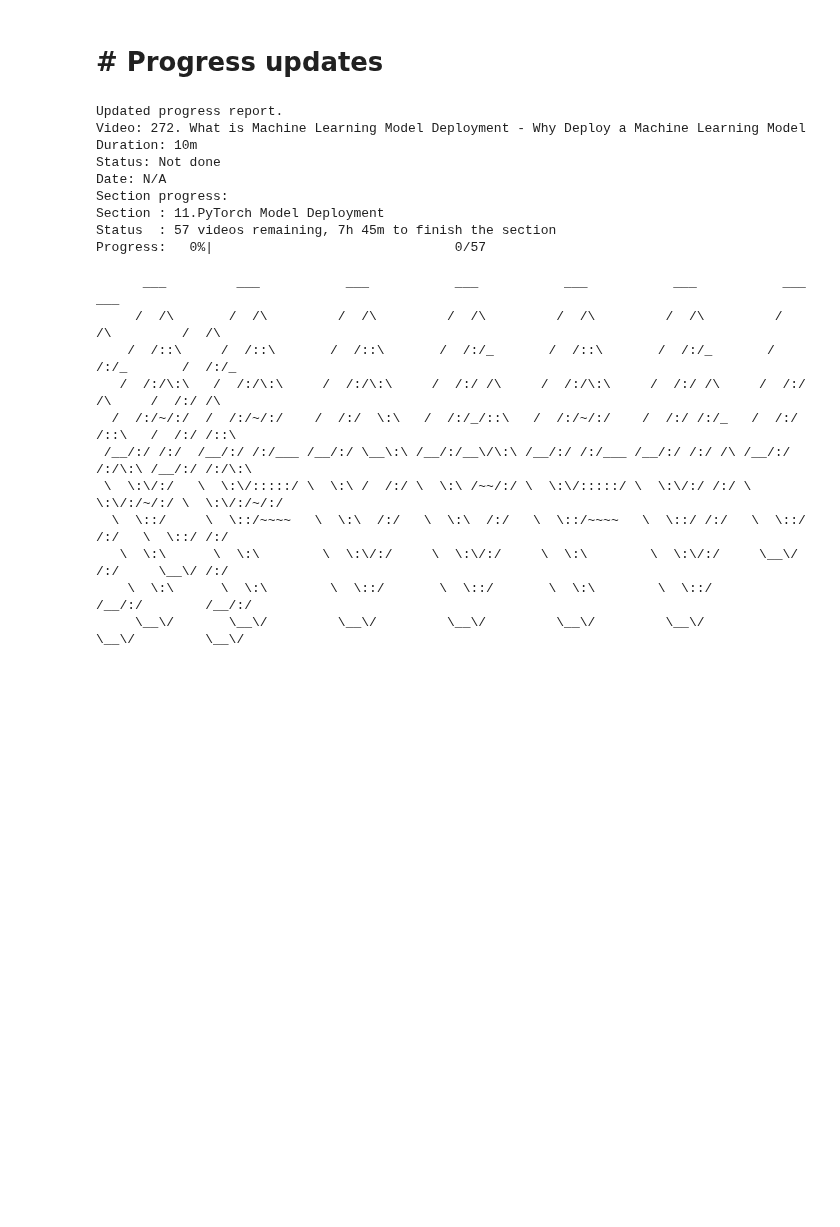
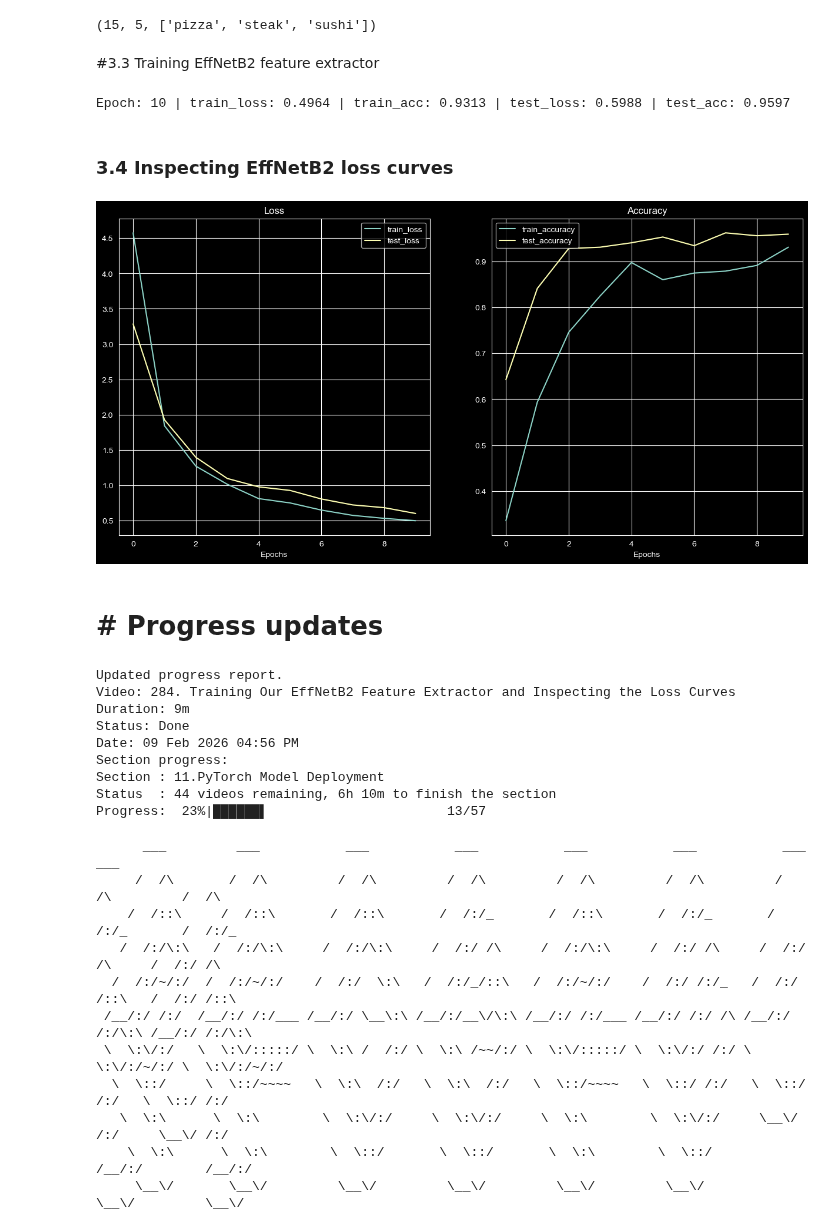
Before and after one commit to ridamansour/PyTorchLearning, a Jupyter notebook: 09_pytorch_model_deployment.ipynb, the cells around one changed output. Saved outputs shown, nothing was run; the diff lists cells and outputs as text; code cells hidden in the pictures; blank space fills up the shorter version.

```diff
--- a/09_pytorch_model_deployment.ipynb
+++ b/09_pytorch_model_deployment.ipynb
@@ -2,0 +72,10 @@
+# %%
+import torchvision
+
+# Create an EffNetB2
+effnetB2 = torchvision.models.efficientnet_b2(weights="DEFAULT").to(device)
+
+for param in effnetB2.parameters():
+    param.requires_grad = False
+
+effnetB2
@@ -2,0 +156,2 @@
+# %%
+effnetB2_model, effnetB2_transforms = create_effnetb2_model()
@@ -3,19 +182,61 @@
+# %%
+train_dataloader_effnetB2, test_dataloader_effnetB2, class_names = data_setup.create_dataloaders(train_dir=train_dir,
+                                                                               test_dir=test_dir,
+                                                                               train_transform=effnetB2_transforms,
+                                                                               test_transform=effnetB2_transforms,
+                                                                               batch_size=32)
+# %%
+len(train_dataloader_effnetB2), len(test_dataloader_effnetB2), class_names
+# %% [output]
+(15, 5, ['pizza', 'steak', 'sushi'])
+# %% [markdown]
+#3.3 Training EffNetB2 feature extractor
+# %%
+from going_modular import data_setup, engine
+
+# Loss function
+loss_fn = nn.CrossEntropyLoss()
+
+# Optimizer
+optimizer = torch.optim.Adam(effnetB2_model.parameters(), lr=0.001)
+
+# Training function (engine.py)
+set_seeds()
+effnetB2_results = engine.train(
+    effnetB2_model,
+    train_dataloader_effnetB2,
+    test_dataloader_effnetB2,
+    optimizer,
+    loss_fn,
+    10,
+    device
+)
+# %% [output]
+Epoch: 10 | train_loss: 0.4964 | train_acc: 0.9313 | test_loss: 0.5988 | test_acc: 0.9597
+# %% [markdown]
+### 3.4 Inspecting EffNetB2 loss curves
+# %%
+from helper_functions import plot_loss_curves
+
+plot_loss_curves(effnetB2_results)
+# %% [output]
+[figure, added]
 # %% [markdown]
 # \# Progress updates
 # %%
 from Progress.course_progress_func import update_progress, progress_pie_chart, monthly_progress, progress_report_print
 
-update_progress(video_index=272, done=True)
+update_progress(video_index=284, done=True)
 # %% [output]
 Updated progress report.
-Video: 272. What is Machine Learning Model Deployment - Why Deploy a Machine Learning Model
-Duration: 10m
-Status: Not done
-Date: N/A
+Video: 284. Training Our EffNetB2 Feature Extractor and Inspecting the Loss Curves
+Duration: 9m
+Status: Done
+Date: 09 Feb 2026 04:56 PM
 Section progress:
 Section : 11.PyTorch Model Deployment
-Status  : 57 videos remaining, 7h 45m to finish the section
-Progress:   0%|                               0/57
+Status  : 44 videos remaining, 6h 10m to finish the section
+Progress:  23%|██████▌                       13/57
 # %%
 progress_report_print()
 # %% [output]
```
Also changed, not shown: parts of 17 cells of this notebook, 1 other file.
